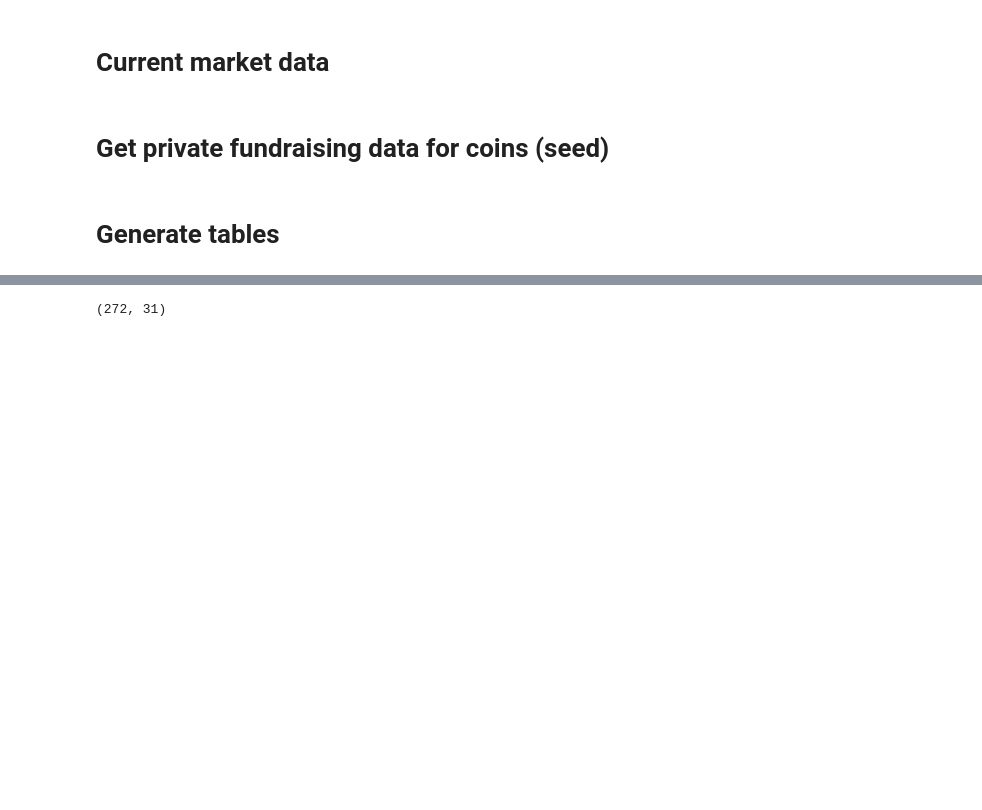
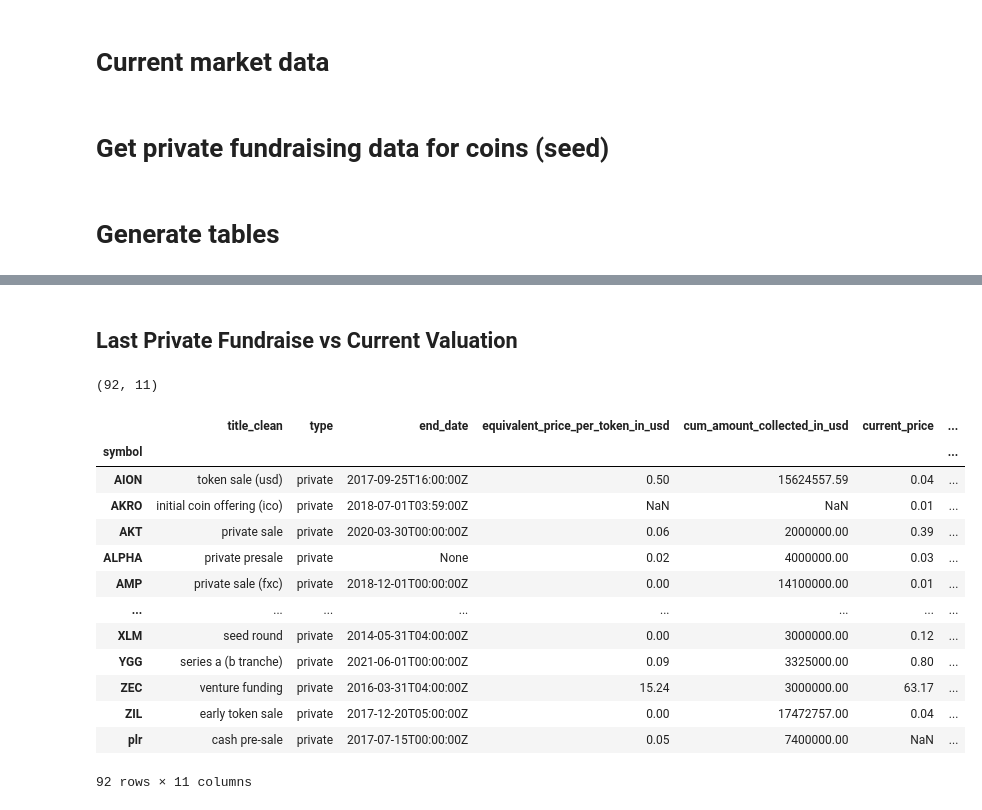
Before and after one commit to Friedrichz/crypto_tooling, a Jupyter notebook: track_vc_tokens.ipynb, the cells around one changed output, grey strips where cells are left out. Saved outputs shown, nothing was run; the diff lists cells and outputs as text; code cells hidden in the pictures; blank space fills up the shorter version.

```diff
--- a/track_vc_tokens.ipynb
+++ b/track_vc_tokens.ipynb
@@ -443,4 +459,25 @@ df.head()
-# %%
-df[df.init_supply > 0]
-# %% [output]
-(272, 31)
+# %% [markdown]
+## Last Private Fundraise vs Current Valuation
+# %%
+private_rounds = ['private',]
+
+last_fdf = fvals1[fvals1["type"].isin(private_rounds)].sort_values('end_date',ascending=True).groupby("symbol").last()
+print(last_fdf.shape)
+
+last_fdf
+# %% [output]
+(92, 11)
+|  | title_clean | type | end_date | equivalent_price_per_token_in_usd | cum_amount_collected_in_usd | current_price | ... |
+| symbol |  |  |  |  |  |  | ... |
+| AION | token sale (usd) | private | 2017-09-25T16:00:00Z | 0.50 | 15624557.59 | 0.04 | ... |
+| AKRO | initial coin offering (ico) | private | 2018-07-01T03:59:00Z | NaN | NaN | 0.01 | ... |
+| AKT | private sale | private | 2020-03-30T00:00:00Z | 0.06 | 2000000.00 | 0.39 | ... |
+| ALPHA | private presale | private | None | 0.02 | 4000000.00 | 0.03 | ... |
+| AMP | private sale (fxc) | private | 2018-12-01T00:00:00Z | 0.00 | 14100000.00 | 0.01 | ... |
+| ... | ... | ... | ... | ... | ... | ... | ... |
+| XLM | seed round | private | 2014-05-31T04:00:00Z | 0.00 | 3000000.00 | 0.12 | ... |
+| YGG | series a (b tranche) | private | 2021-06-01T00:00:00Z | 0.09 | 3325000.00 | 0.80 | ... |
+| ZEC | venture funding | private | 2016-03-31T04:00:00Z | 15.24 | 3000000.00 | 63.17 | ... |
+| ZIL | early token sale | private | 2017-12-20T05:00:00Z | 0.00 | 17472757.00 | 0.04 | ... |
+| plr | cash pre-sale | private | 2017-07-15T00:00:00Z | 0.05 | 7400000.00 | NaN | ... |
+92 rows × 11 columns
```
Also changed, not shown: parts of 20 cells of this notebook.
